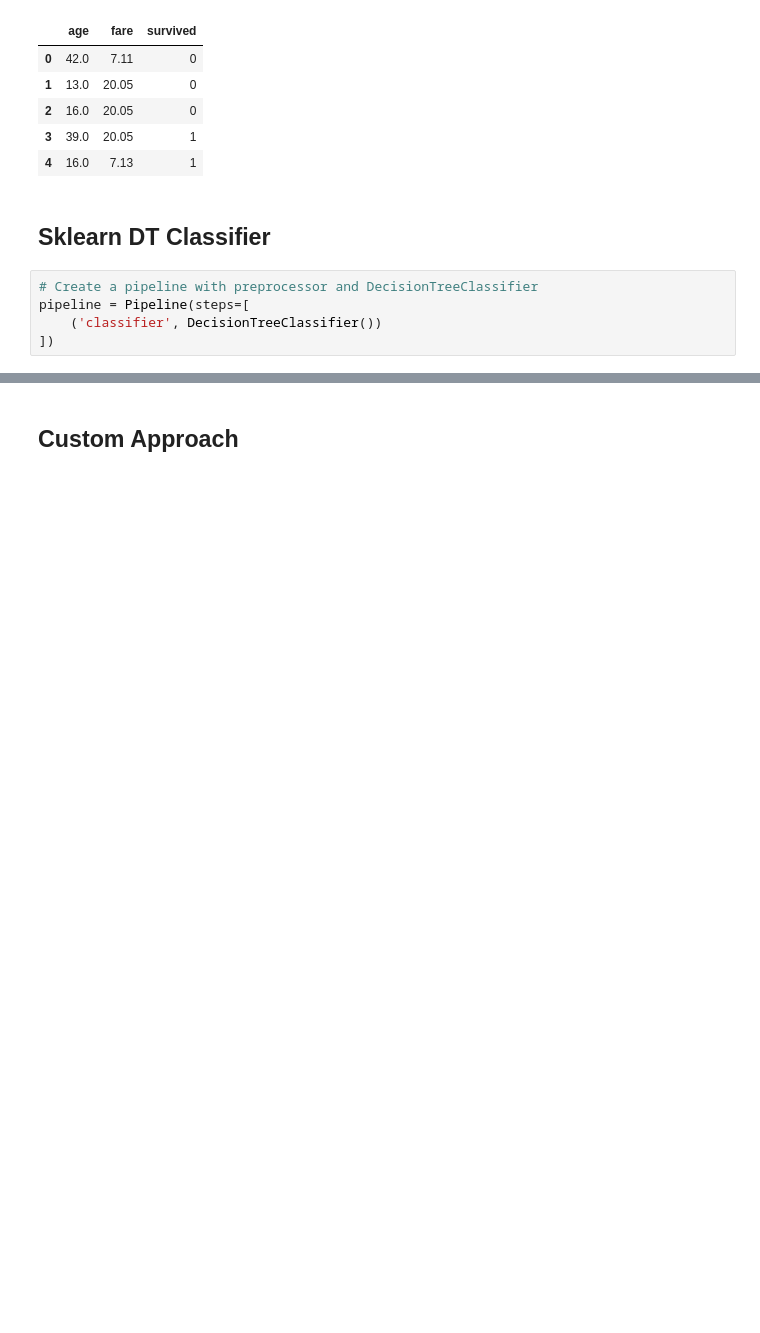
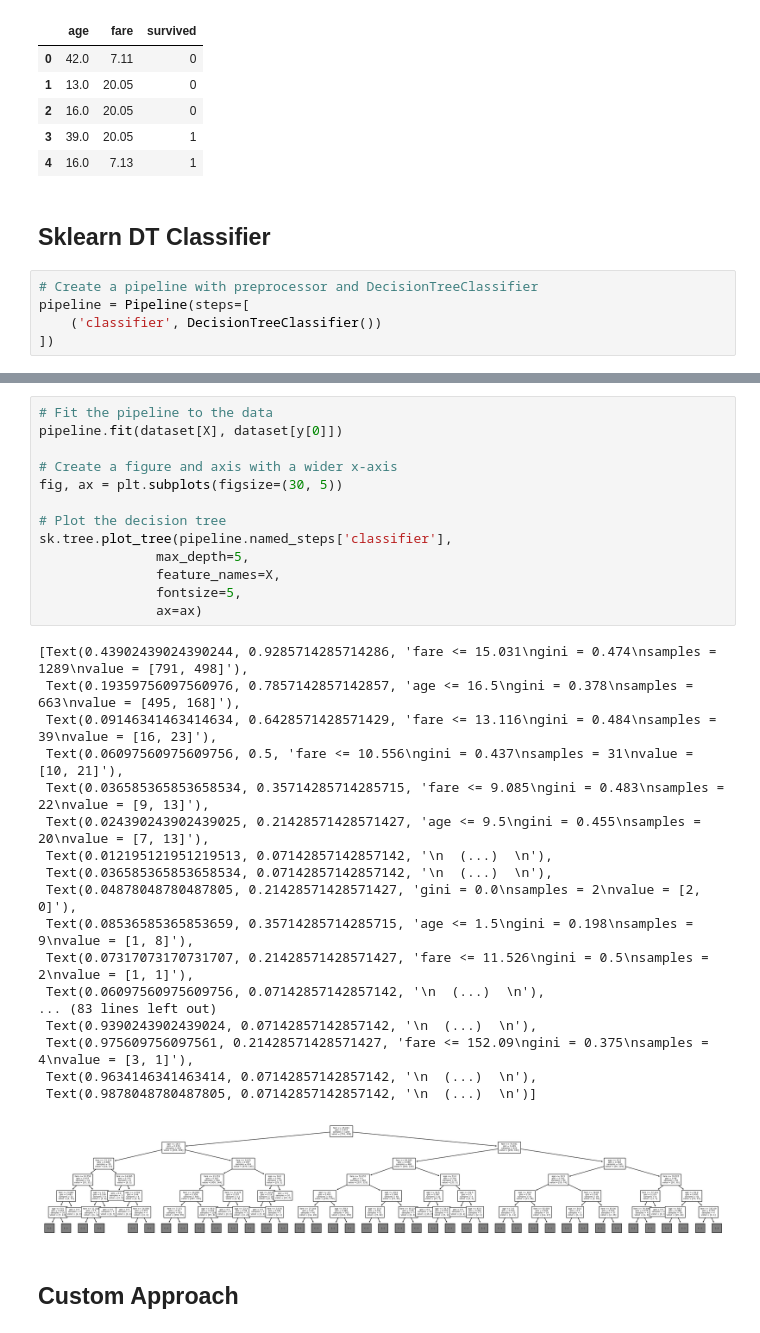
Before and after one commit to IsaacFigNewton/Conditional-Probability-Manifold-Regressor, a Jupyter notebook: KNN_Estimation_of_Feature_Probability_Distributions.ipynb, the cells around one changed output, grey strips where cells are left out. Drawn from its saved outputs; the diff is of its cells as text; blank space fills up the shorter version.

```diff
--- a/KNN_Estimation_of_Feature_Probability_Distributions.ipynb
+++ b/KNN_Estimation_of_Feature_Probability_Distributions.ipynb
@@ -410,2 +378,34 @@ F1 Score: 0.6458 (+/- 0.0347)
+# %%
+# Fit the pipeline to the data
+pipeline.fit(dataset[X], dataset[y[0]])
+
+# Create a figure and axis with a wider x-axis
+fig, ax = plt.subplots(figsize=(30, 5))
+
+# Plot the decision tree
+sk.tree.plot_tree(pipeline.named_steps['classifier'],
+               max_depth=5,
+               feature_names=X,
+               fontsize=5,
+               ax=ax)
+# %% [output]
+[Text(0.43902439024390244, 0.9285714285714286, 'fare <= 15.031\ngini = 0.474\nsamples = 1289\nvalue = [791, 498]'),
+ Text(0.19359756097560976, 0.7857142857142857, 'age <= 16.5\ngini = 0.378\nsamples = 663\nvalue = [495, 168]'),
+ Text(0.09146341463414634, 0.6428571428571429, 'fare <= 13.116\ngini = 0.484\nsamples = 39\nvalue = [16, 23]'),
+ Text(0.06097560975609756, 0.5, 'fare <= 10.556\ngini = 0.437\nsamples = 31\nvalue = [10, 21]'),
+ Text(0.036585365853658534, 0.35714285714285715, 'fare <= 9.085\ngini = 0.483\nsamples = 22\nvalue = [9, 13]'),
+ Text(0.024390243902439025, 0.21428571428571427, 'age <= 9.5\ngini = 0.455\nsamples = 20\nvalue = [7, 13]'),
+ Text(0.012195121951219513, 0.07142857142857142, '\n  (...)  \n'),
+ Text(0.036585365853658534, 0.07142857142857142, '\n  (...)  \n'),
+ Text(0.04878048780487805, 0.21428571428571427, 'gini = 0.0\nsamples = 2\nvalue = [2, 0]'),
+ Text(0.08536585365853659, 0.35714285714285715, 'age <= 1.5\ngini = 0.198\nsamples = 9\nvalue = [1, 8]'),
+ Text(0.07317073170731707, 0.21428571428571427, 'fare <= 11.526\ngini = 0.5\nsamples = 2\nvalue = [1, 1]'),
+ Text(0.06097560975609756, 0.07142857142857142, '\n  (...)  \n'),
+... (83 lines left out)
+ Text(0.9390243902439024, 0.07142857142857142, '\n  (...)  \n'),
+ Text(0.975609756097561, 0.21428571428571427, 'fare <= 152.09\ngini = 0.375\nsamples = 4\nvalue = [3, 1]'),
+ Text(0.9634146341463414, 0.07142857142857142, '\n  (...)  \n'),
+ Text(0.9878048780487805, 0.07142857142857142, '\n  (...)  \n')]
+[figure, added]
 # %% [markdown]
 ## Custom Approach
```
Also changed, not shown: parts of 13 cells of this notebook.
